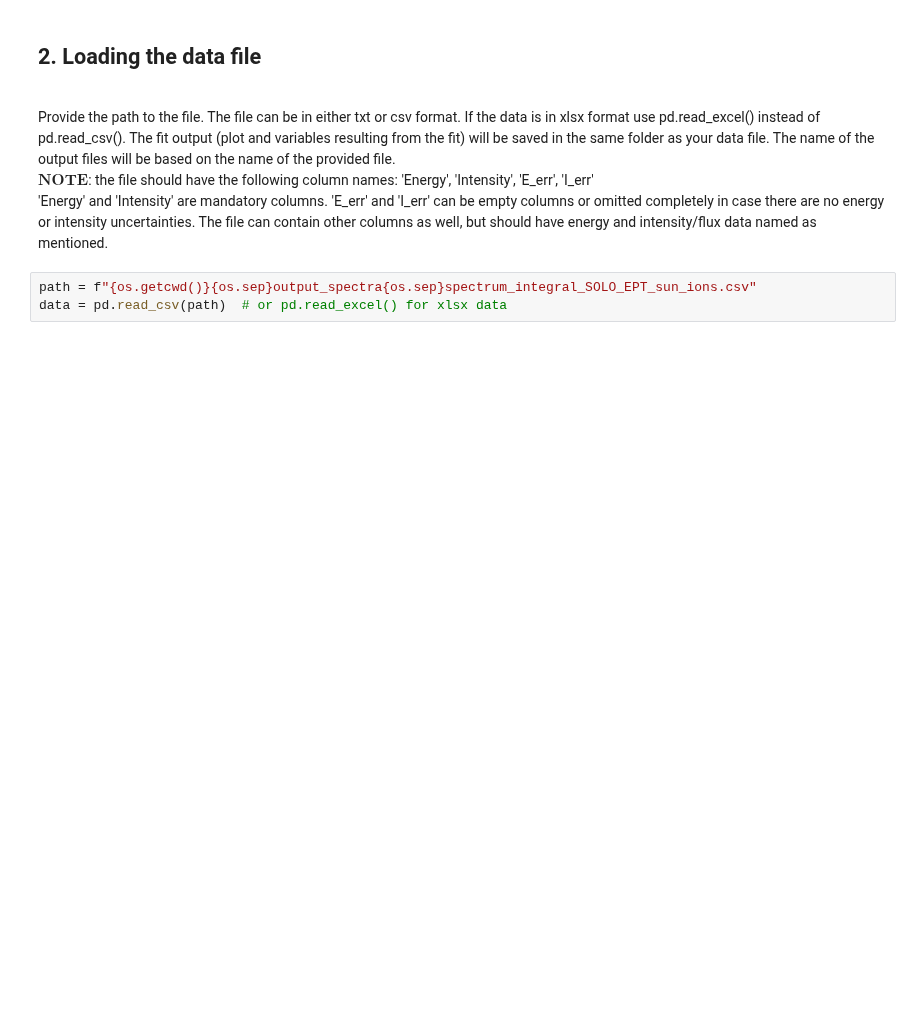
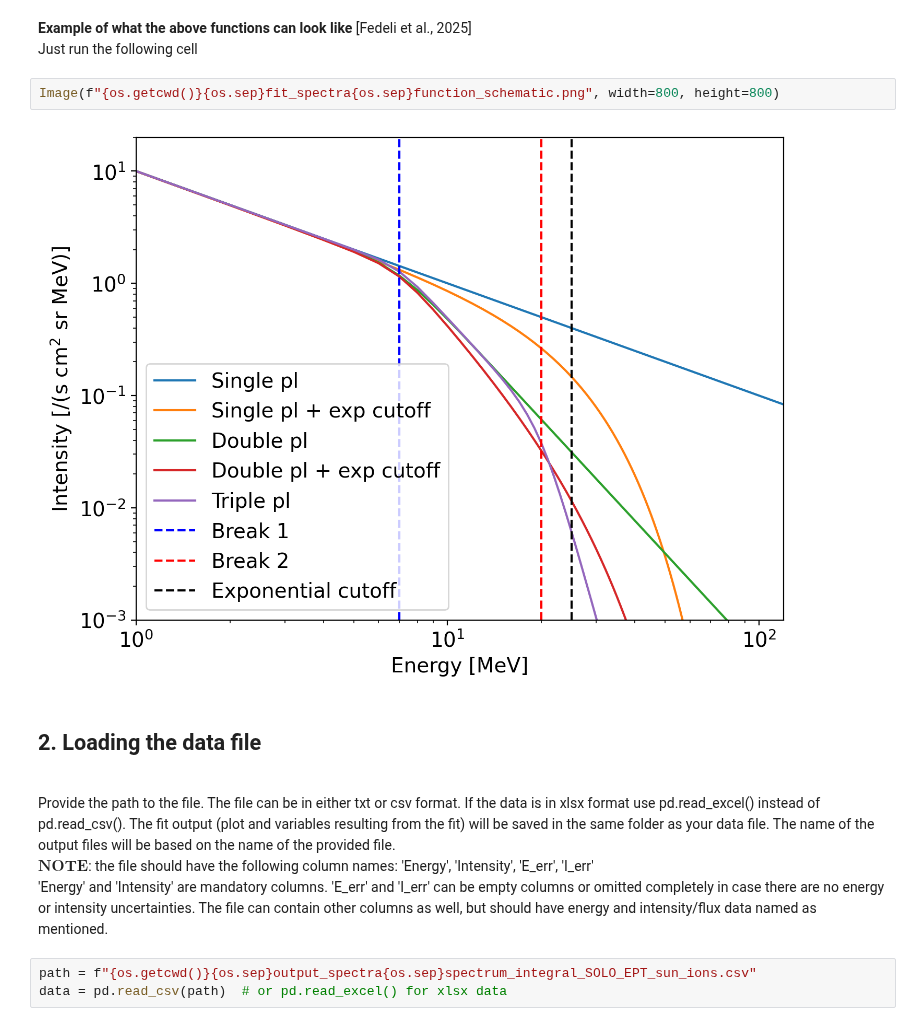
Before and after one commit to soler-he/sep_tools, a Jupyter notebook: SEP_Fit-Spectra.ipynb, the cells around one changed output. Cells and saved outputs as stored; diff of their text form; blank space fills up the shorter version.

```diff
--- a/SEP_Fit-Spectra.ipynb
+++ b/SEP_Fit-Spectra.ipynb
@@ -31,4 +37,11 @@ The tool includes the following five models, which can be used to fit the data:
 <br>$\textbf{NOTE}$: Even when only one specific model was chosen but not fit could be obtained with that model, the software automatically falls back to a simpler model and chooses that model as the best one. For example, when a double power-law fit can't be obtained, the software may chose a single power-law fit instead.
+# %% [markdown]
+**Example of what the above functions can look like** [Fedeli et al., 2025]
+<br> Just run the following cell
+# %%
+Image(f"{os.getcwd()}{os.sep}fit_spectra{os.sep}function_schematic.png", width=800, height=800)
+# %% [output]
+[figure, added]
 # %% [markdown]
 ## 2. Loading the data file
 
```
Also changed, not shown: parts of 21 cells of this notebook, 3 other files.
